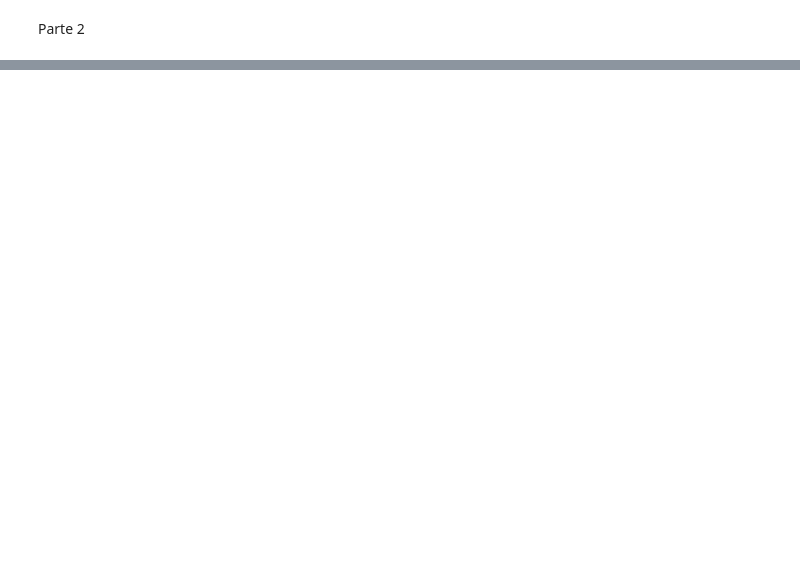
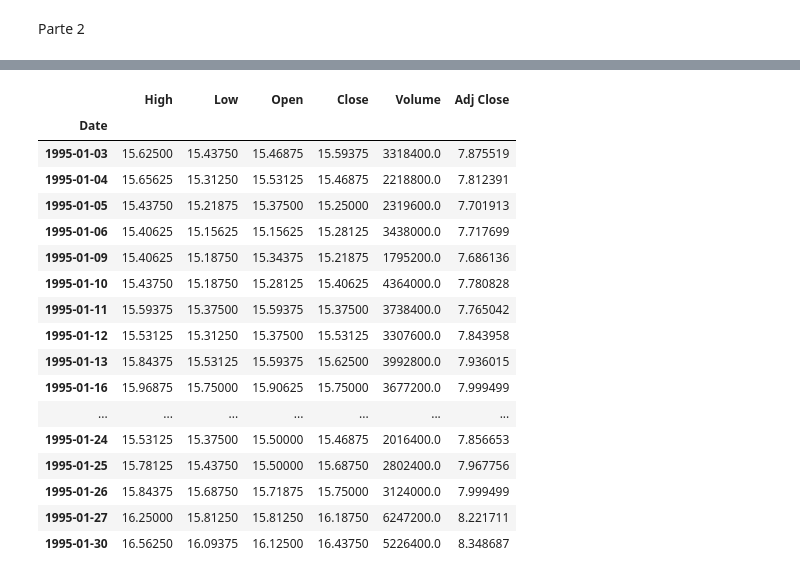
Before and after one commit to rigueti-bruno/Python-for-Finances, a Jupyter notebook: 08-Ferramentas Avançadas do Python/acesssando_dados.ipynb, the cells around one changed output, grey strips where cells are left out. Drawn from its saved outputs; the diff is of its cells as text; code cells hidden in the pictures; blank space fills up the shorter version.

```diff
--- a/08-Ferramentas Avançadas do Python/acesssando_dados.ipynb
+++ b/08-Ferramentas Avançadas do Python/acesssando_dados.ipynb
@@ -51,0 +91,22 @@ Parte 2
+# %%
+# Exibir quantidade específica de linhas iniciais - 20 linhas:
+PG.head(20)
+# %% [output]
+|  | High | Low | Open | Close | Volume | Adj Close |
+| Date |  |  |  |  |  |  |
+| 1995-01-03 | 15.62500 | 15.43750 | 15.46875 | 15.59375 | 3318400.0 | 7.875519 |
+| 1995-01-04 | 15.65625 | 15.31250 | 15.53125 | 15.46875 | 2218800.0 | 7.812391 |
+| 1995-01-05 | 15.43750 | 15.21875 | 15.37500 | 15.25000 | 2319600.0 | 7.701913 |
+| 1995-01-06 | 15.40625 | 15.15625 | 15.15625 | 15.28125 | 3438000.0 | 7.717699 |
+| 1995-01-09 | 15.40625 | 15.18750 | 15.34375 | 15.21875 | 1795200.0 | 7.686136 |
+| 1995-01-10 | 15.43750 | 15.18750 | 15.28125 | 15.40625 | 4364000.0 | 7.780828 |
+| 1995-01-11 | 15.59375 | 15.37500 | 15.59375 | 15.37500 | 3738400.0 | 7.765042 |
+| 1995-01-12 | 15.53125 | 15.31250 | 15.37500 | 15.53125 | 3307600.0 | 7.843958 |
+| 1995-01-13 | 15.84375 | 15.53125 | 15.59375 | 15.62500 | 3992800.0 | 7.936015 |
+| 1995-01-16 | 15.96875 | 15.75000 | 15.90625 | 15.75000 | 3677200.0 | 7.999499 |
+| ... | ... | ... | ... | ... | ... | ... |
+| 1995-01-24 | 15.53125 | 15.37500 | 15.50000 | 15.46875 | 2016400.0 | 7.856653 |
+| 1995-01-25 | 15.78125 | 15.43750 | 15.50000 | 15.68750 | 2802400.0 | 7.967756 |
+| 1995-01-26 | 15.84375 | 15.68750 | 15.71875 | 15.75000 | 3124000.0 | 7.999499 |
+| 1995-01-27 | 16.25000 | 15.81250 | 15.81250 | 16.18750 | 6247200.0 | 8.221711 |
+| 1995-01-30 | 16.56250 | 16.09375 | 16.12500 | 16.43750 | 5226400.0 | 8.348687 |
```
Also changed, not shown: parts of 30 cells of this notebook, 2 other files.
